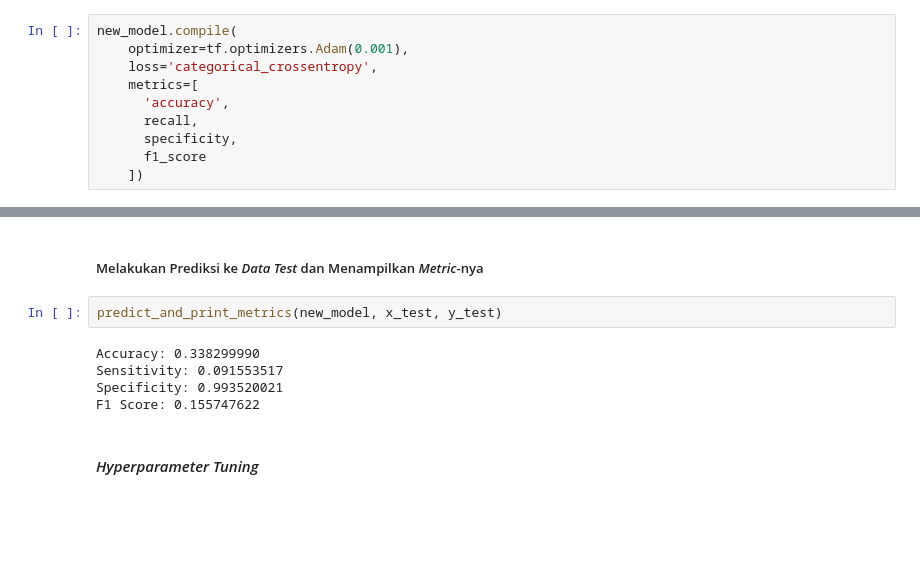
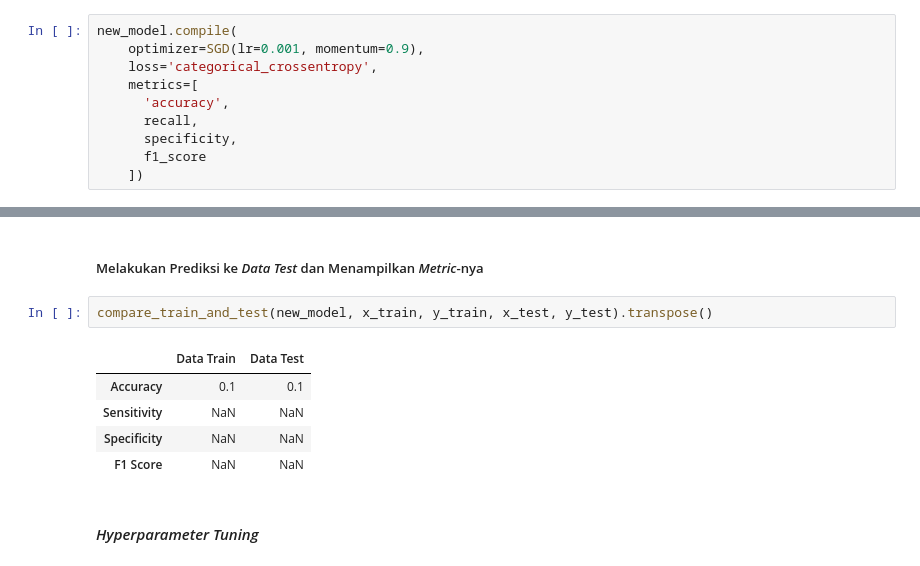
Before and after one commit to reiva5/CSC6801381-pemelajaran-mesin-lanjut, a Jupyter notebook: Lab 2/src/Tugas2_Jehian Norman Saviero_2006609645.ipynb, the cells around one changed output, grey strips where cells are left out. Saved outputs shown, nothing was run; the diff lists cells and outputs as text; blank space fills up the shorter version.

```diff
--- a/Lab 2/src/Tugas2_Jehian Norman Saviero_2006609645.ipynb
+++ b/Lab 2/src/Tugas2_Jehian Norman Saviero_2006609645.ipynb
@@ -272,7 +282,7 @@ new_model.output_shape
 ##### Melakukan kompilasi ke dalam model
 # %%
 new_model.compile(
-    optimizer=tf.optimizers.Adam(0.001),
+    optimizer=SGD(lr=0.001, momentum=0.9),
     loss='categorical_crossentropy',
     metrics=[
       'accuracy',
@@ -308,11 +318,12 @@ Epoch 10/10
 # %% [markdown]
 ##### Melakukan Prediksi ke _Data Test_ dan Menampilkan _Metric_-nya
 # %%
-predict_and_print_metrics(new_model, x_test, y_test)
+compare_train_and_test(new_model, x_train, y_train, x_test, y_test).transpose()
 # %% [output]
-Accuracy: 0.338299990
-Sensitivity: 0.091553517
-Specificity: 0.993520021
-F1 Score: 0.155747622
+|  | Data Train | Data Test |
+| Accuracy | 0.1 | 0.1 |
+| Sensitivity | NaN | NaN |
+| Specificity | NaN | NaN |
+| F1 Score | NaN | NaN |
 # %% [markdown]
 #### _Hyperparameter Tuning_
```
Also changed, not shown: parts of 46 cells of this notebook.
